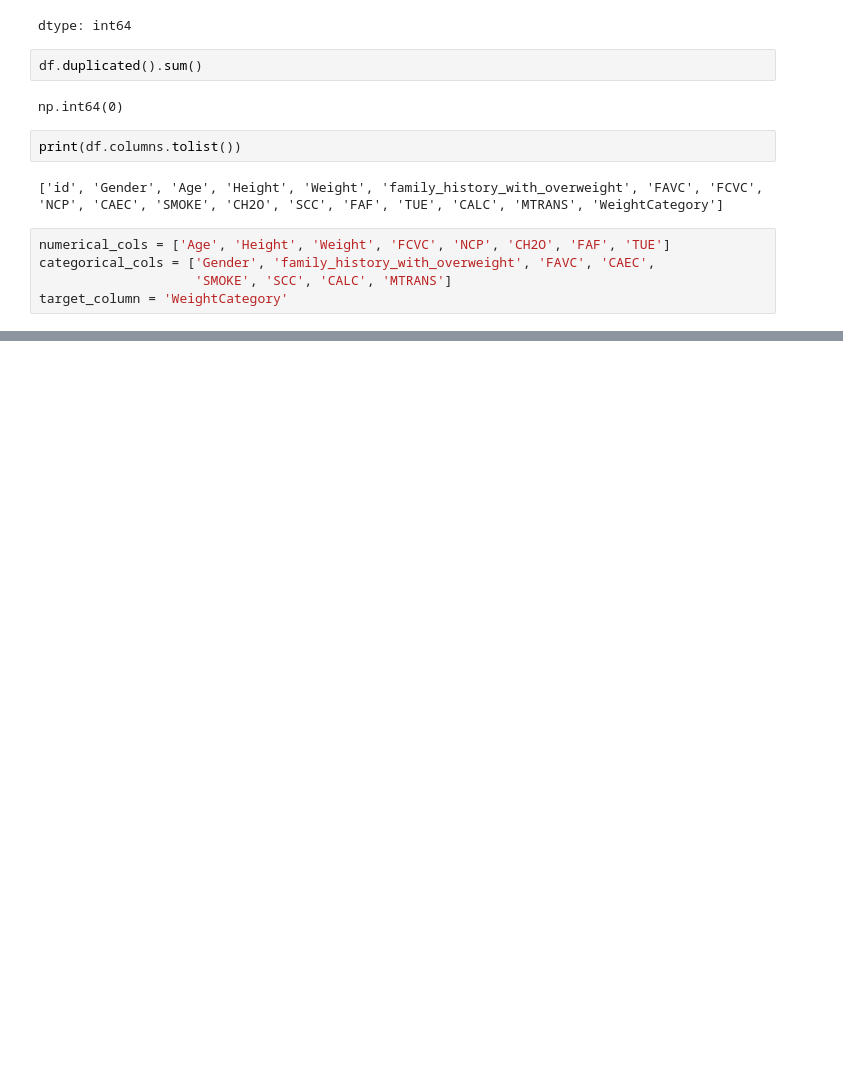
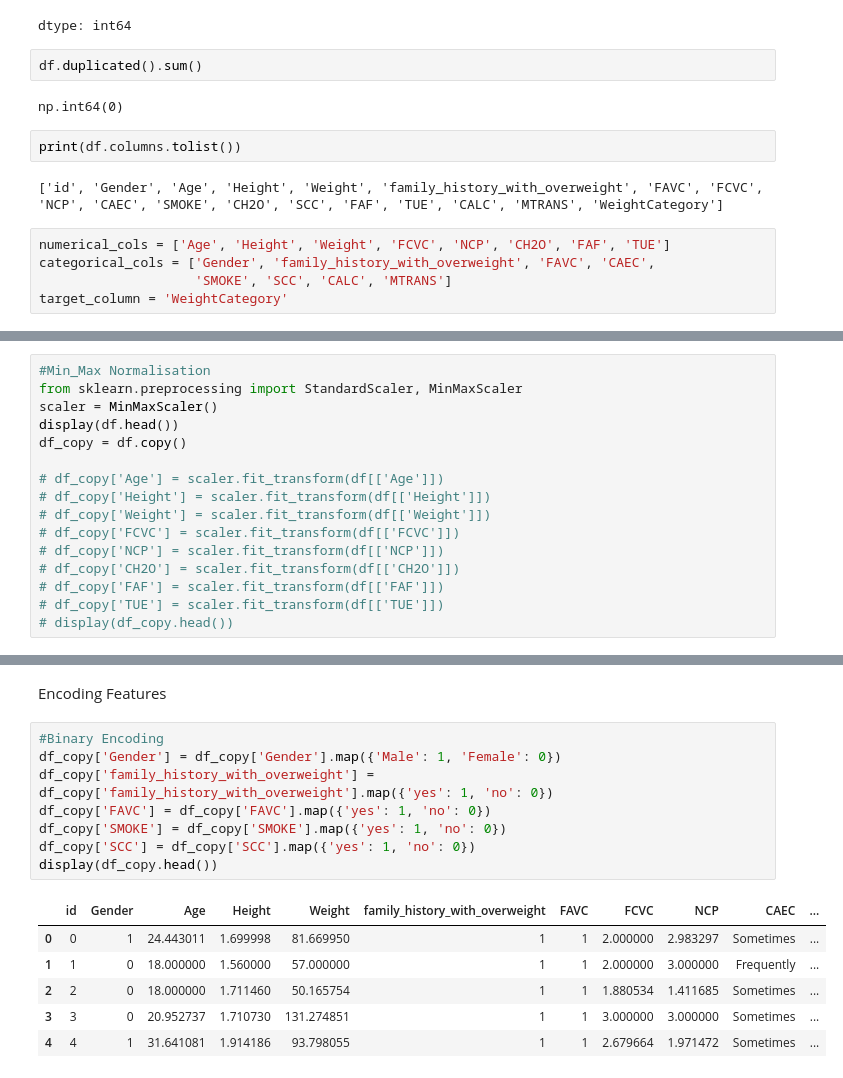
Before and after one commit to siddheshabhang/Obesity-Risk-Classifier, a Jupyter notebook: ML_Project.ipynb, the cells around one changed output, grey strips where cells are left out. Drawn from its saved outputs; the diff is of its cells as text; blank space fills up the shorter version.

```diff
--- a/ML_Project.ipynb
+++ b/ML_Project.ipynb
@@ -218,0 +230,16 @@ Encoding and Feature Scaling (skip pca as of now)
+# %%
+#Min_Max Normalisation
+from sklearn.preprocessing import StandardScaler, MinMaxScaler
+scaler = MinMaxScaler()
+display(df.head())
+df_copy = df.copy()
+
+# df_copy['Age'] = scaler.fit_transform(df[['Age']])
+# df_copy['Height'] = scaler.fit_transform(df[['Height']])
+# df_copy['Weight'] = scaler.fit_transform(df[['Weight']])
+# df_copy['FCVC'] = scaler.fit_transform(df[['FCVC']])
+# df_copy['NCP'] = scaler.fit_transform(df[['NCP']])
+# df_copy['CH2O'] = scaler.fit_transform(df[['CH2O']])
+# df_copy['FAF'] = scaler.fit_transform(df[['FAF']])
+# df_copy['TUE'] = scaler.fit_transform(df[['TUE']])
+# display(df_copy.head())
@@ -218,0 +253,17 @@ Encoding and Feature Scaling (skip pca as of now)
+# %% [markdown]
+Encoding Features
+# %%
+#Binary Encoding
+df_copy['Gender'] = df_copy['Gender'].map({'Male': 1, 'Female': 0})
+df_copy['family_history_with_overweight'] = df_copy['family_history_with_overweight'].map({'yes': 1, 'no': 0})
+df_copy['FAVC'] = df_copy['FAVC'].map({'yes': 1, 'no': 0})
+df_copy['SMOKE'] = df_copy['SMOKE'].map({'yes': 1, 'no': 0})
+df_copy['SCC'] = df_copy['SCC'].map({'yes': 1, 'no': 0})
+display(df_copy.head())
+# %% [output]
+|  | id | Gender | Age | Height | Weight | family_history_with_overweight | FAVC | FCVC | NCP | CAEC | ... |
+| 0 | 0 | 1 | 24.443011 | 1.699998 | 81.669950 | 1 | 1 | 2.000000 | 2.983297 | Sometimes | ... |
+| 1 | 1 | 0 | 18.000000 | 1.560000 | 57.000000 | 1 | 1 | 2.000000 | 3.000000 | Frequently | ... |
+| 2 | 2 | 0 | 18.000000 | 1.711460 | 50.165754 | 1 | 1 | 1.880534 | 1.411685 | Sometimes | ... |
+| 3 | 3 | 0 | 20.952737 | 1.710730 | 131.274851 | 1 | 1 | 3.000000 | 3.000000 | Sometimes | ... |
+| 4 | 4 | 1 | 31.641081 | 1.914186 | 93.798055 | 1 | 1 | 2.679664 | 1.971472 | Sometimes | ... |
```
Also changed, not shown: parts of 22 cells of this notebook.
